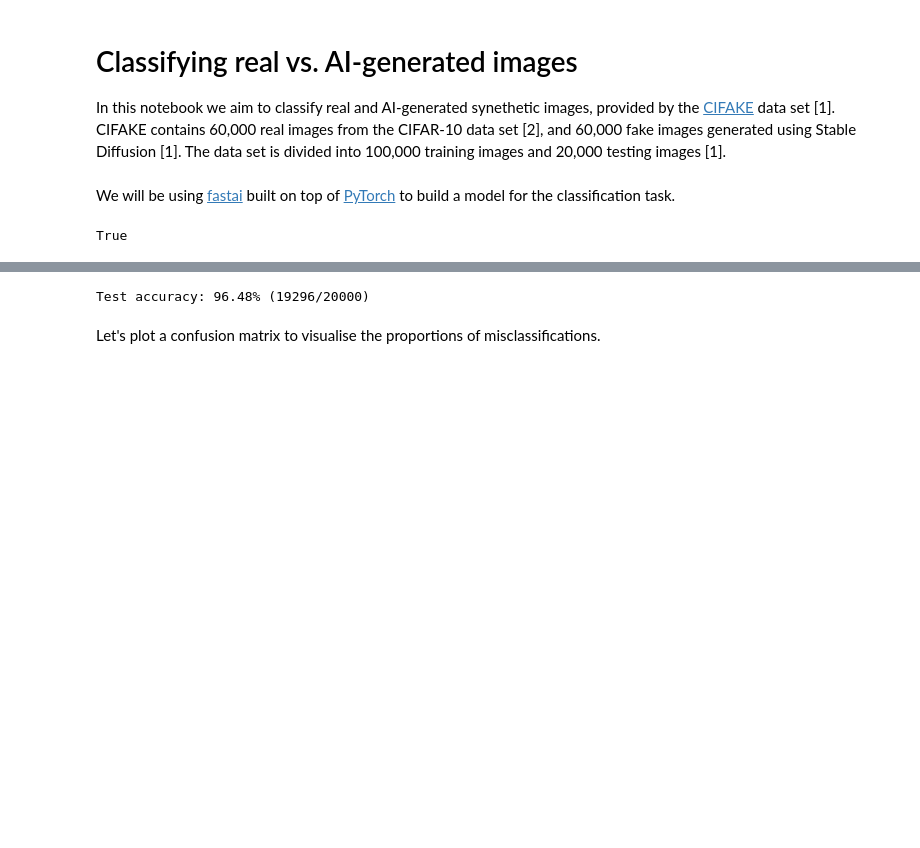
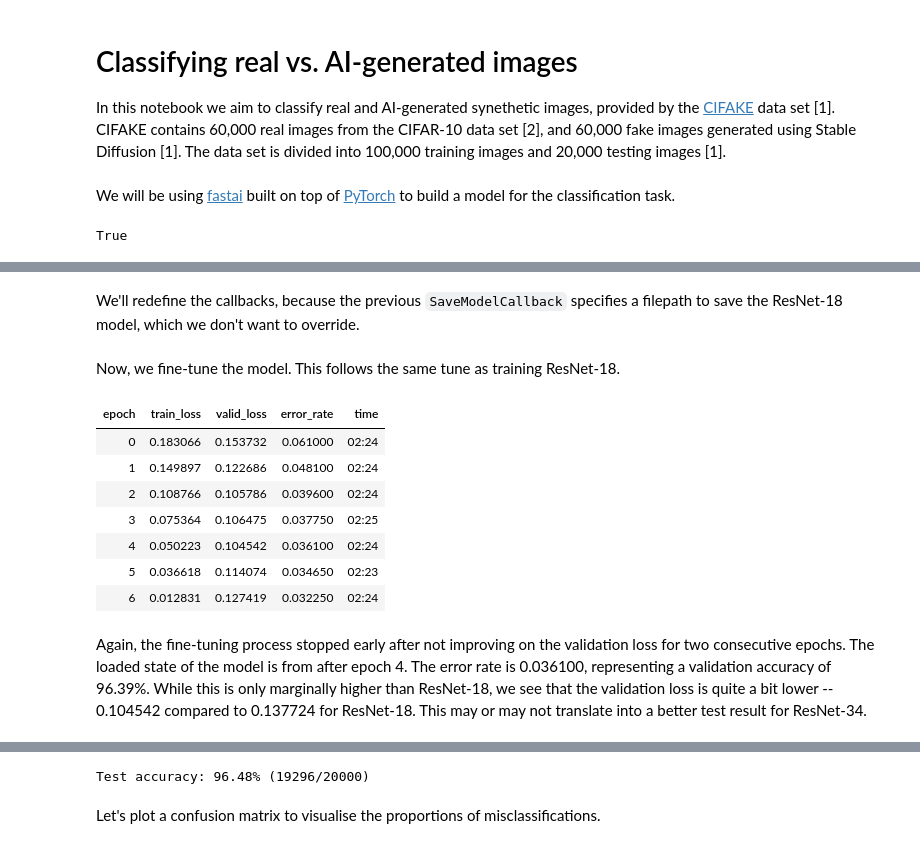
Before and after one commit to deren-teo/elec4630, a Jupyter notebook: a3/src/q3_real_vs_fake.ipynb, the cells around one changed output, grey strips where cells are left out. Cells and saved outputs as stored; diff of their text form; code cells hidden in the pictures; blank space fills up the shorter version.

Commit message:
a3q3: trained resnet18 and resnet34

```diff
--- a/a3/src/q3_real_vs_fake.ipynb
+++ b/a3/src/q3_real_vs_fake.ipynb
@@ -87,0 +130,24 @@ Path('models/resnet34-cifake-3epoch.pth')
+# %%
+learn_resnet34 = vision_learner(dls, resnet34, metrics=error_rate)
+# %% [markdown]
+We'll redefine the callbacks, because the previous `SaveModelCallback` specifies a filepath to save the ResNet-18 model, which we don't want to override.
+# %%
+callbacks = [
+    EarlyStoppingCallback(monitor='valid_loss', patience=2),
+    SaveModelCallback(monitor='valid_loss', fname='resnet34-cifake-opt')
+]
+# %% [markdown]
+Now, we fine-tune the model. This follows the same tune as training ResNet-18.
+# %%
+learn_resnet34.fine_tune(10, cbs=callbacks)
+# %% [output]
+| epoch | train_loss | valid_loss | error_rate | time |
+| 0 | 0.183066 | 0.153732 | 0.061000 | 02:24 |
+| 1 | 0.149897 | 0.122686 | 0.048100 | 02:24 |
+| 2 | 0.108766 | 0.105786 | 0.039600 | 02:24 |
+| 3 | 0.075364 | 0.106475 | 0.037750 | 02:25 |
+| 4 | 0.050223 | 0.104542 | 0.036100 | 02:24 |
+| 5 | 0.036618 | 0.114074 | 0.034650 | 02:23 |
+| 6 | 0.012831 | 0.127419 | 0.032250 | 02:24 |
+# %% [markdown]
+Again, the fine-tuning process stopped early after not improving on the validation loss for two consecutive epochs. The loaded state of the model is from after epoch 4. The error rate is 0.036100, representing a validation accuracy of 96.39%. While this is only marginally higher than ResNet-18, we see that the validation loss is quite a bit lower -- 0.104542 compared to 0.137724 for ResNet-18. This may or may not translate into a better test result for ResNet-34.
```
Also changed, not shown: parts of 28 cells of this notebook.
